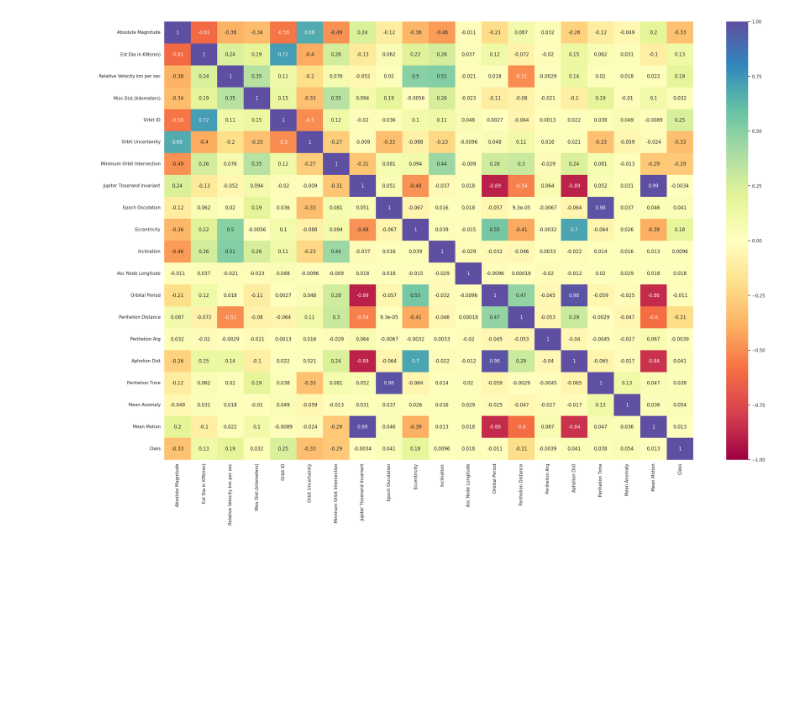
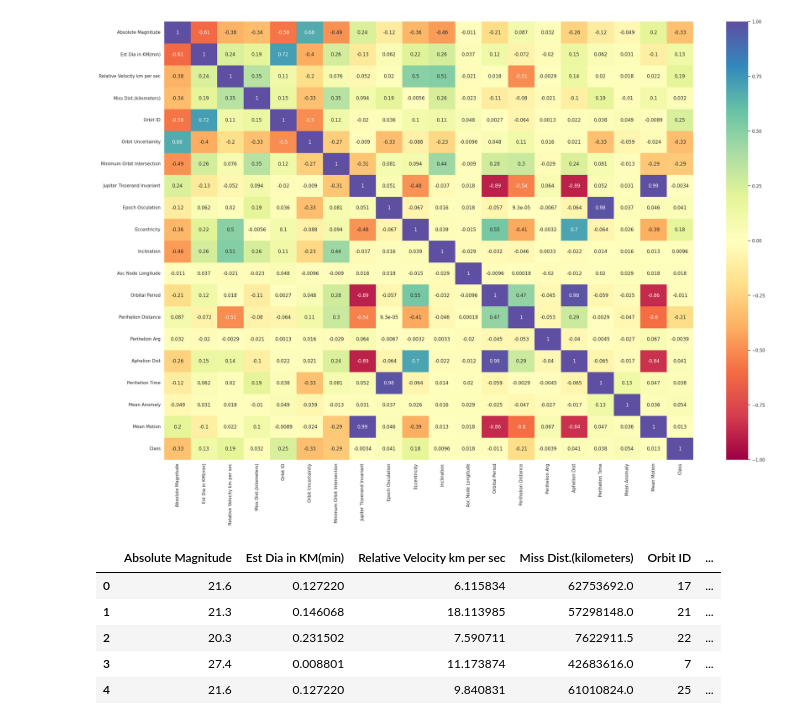
Before and after one commit to HugoLeda/machine_learning, a Jupyter notebook: NASA_Asteroids_Classification.ipynb, the cells around one changed output. Drawn from its saved outputs; the diff is of its cells as text; code cells hidden in the pictures; blank space fills up the shorter version.

```diff
--- a/NASA_Asteroids_Classification.ipynb
+++ b/NASA_Asteroids_Classification.ipynb
@@ -113,3 +113,12 @@ plt.show()
 plt.close()
 # %% [output]
 [figure]
+# %%
+df.head()
+# %% [output]
+|  | Absolute Magnitude | Est Dia in KM(min) | Relative Velocity km per sec | Miss Dist.(kilometers) | Orbit ID | ... |
+| 0 | 21.6 | 0.127220 | 6.115834 | 62753692.0 | 17 | ... |
+| 1 | 21.3 | 0.146068 | 18.113985 | 57298148.0 | 21 | ... |
+| 2 | 20.3 | 0.231502 | 7.590711 | 7622911.5 | 22 | ... |
+| 3 | 27.4 | 0.008801 | 11.173874 | 42683616.0 | 7 | ... |
+| 4 | 21.6 | 0.127220 | 9.840831 | 61010824.0 | 25 | ... |
```
Also changed, not shown: parts of 8 cells of this notebook.
